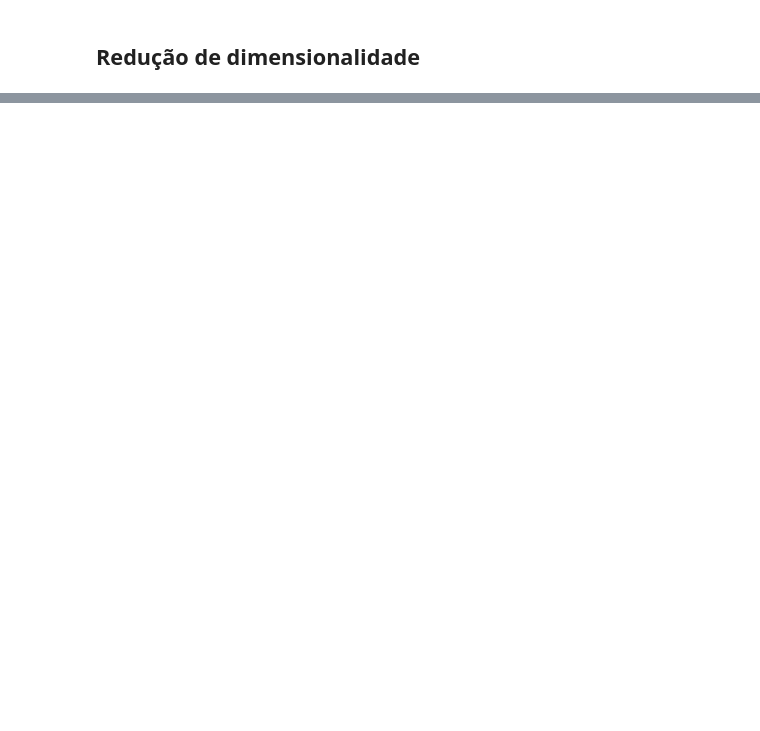
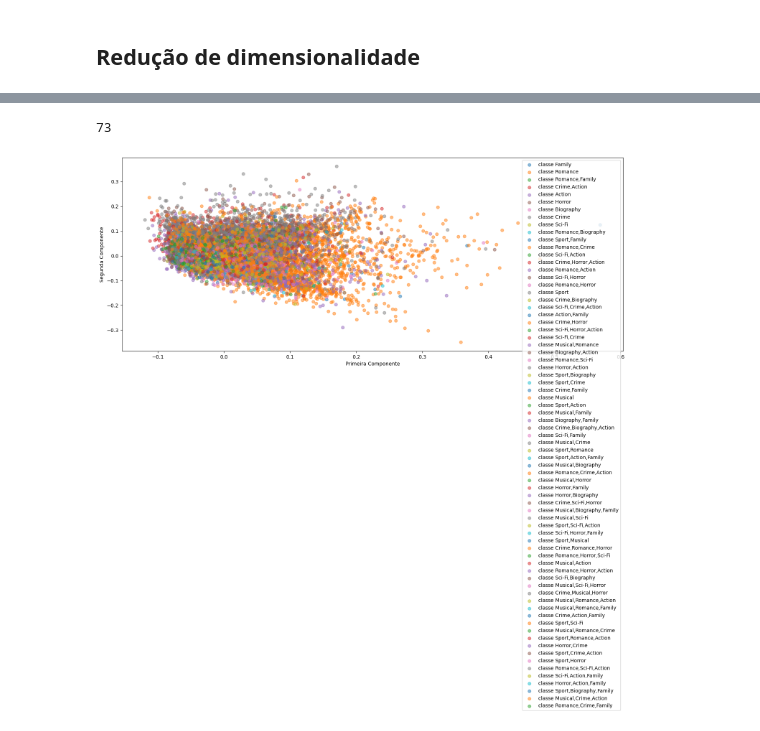
Before and after one commit to MiguelPim01/T1-Ciencia-de-Dados, a Jupyter notebook: main.ipynb, the cells around one changed output, grey strips where cells are left out. Saved outputs shown, nothing was run; the diff lists cells and outputs as text; code cells hidden in the pictures; blank space fills up the shorter version.

Commit message:
feat: PCA com duas componentes

```diff
--- a/main.ipynb
+++ b/main.ipynb
@@ -176,5 +180,5 @@ df
 # %% [markdown]
 ### Usando o Padrão da Bibilioteca
 # %%
-vectorizer = TfidfVectorizer()
-X = vectorizer.fit_transform(D)
+# vectorizer = TfidfVectorizer()
+# X = vectorizer.fit_transform(D)
@@ -213,0 +196,6 @@ df
+# %%
+pca = PCA(n_components=2)
+X_REDUCED = pca.fit_transform(X)
+# %%
+y = filmes_df.genres
+y
@@ -213,0 +215,23 @@ df
+# %%
+genres_types = []
+
+for g in y:
+    if g not in genres_types:
+        genres_types.append(g)
+
+len(genres_types)
+# %% [output]
+73
+# %%
+import matplotlib.pyplot as plt
+
+plt.figure(figsize=(18, 7))
+
+for l in genres_types:
+  plt.scatter(X_REDUCED[y == l, 0], X_REDUCED[y == l, 1], label="classe %s" % l, alpha=0.5)
+
+plt.xlabel('Primeira Componente');
+plt.ylabel('Segunda Componente');
+plt.legend(loc = 'best');
+# %% [output]
+[figure, added]
```
Also changed, not shown: parts of 10 cells of this notebook, 1 other file.
